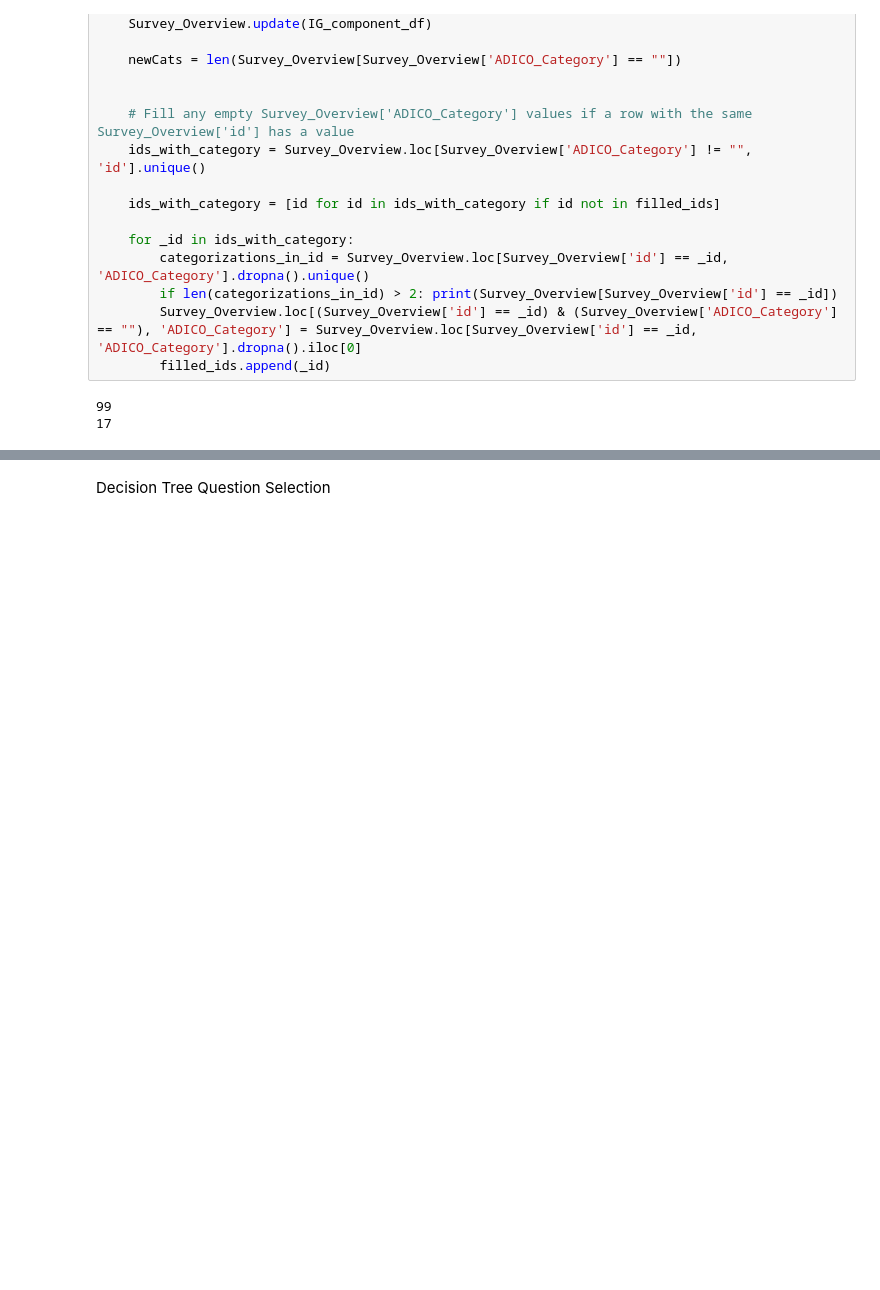
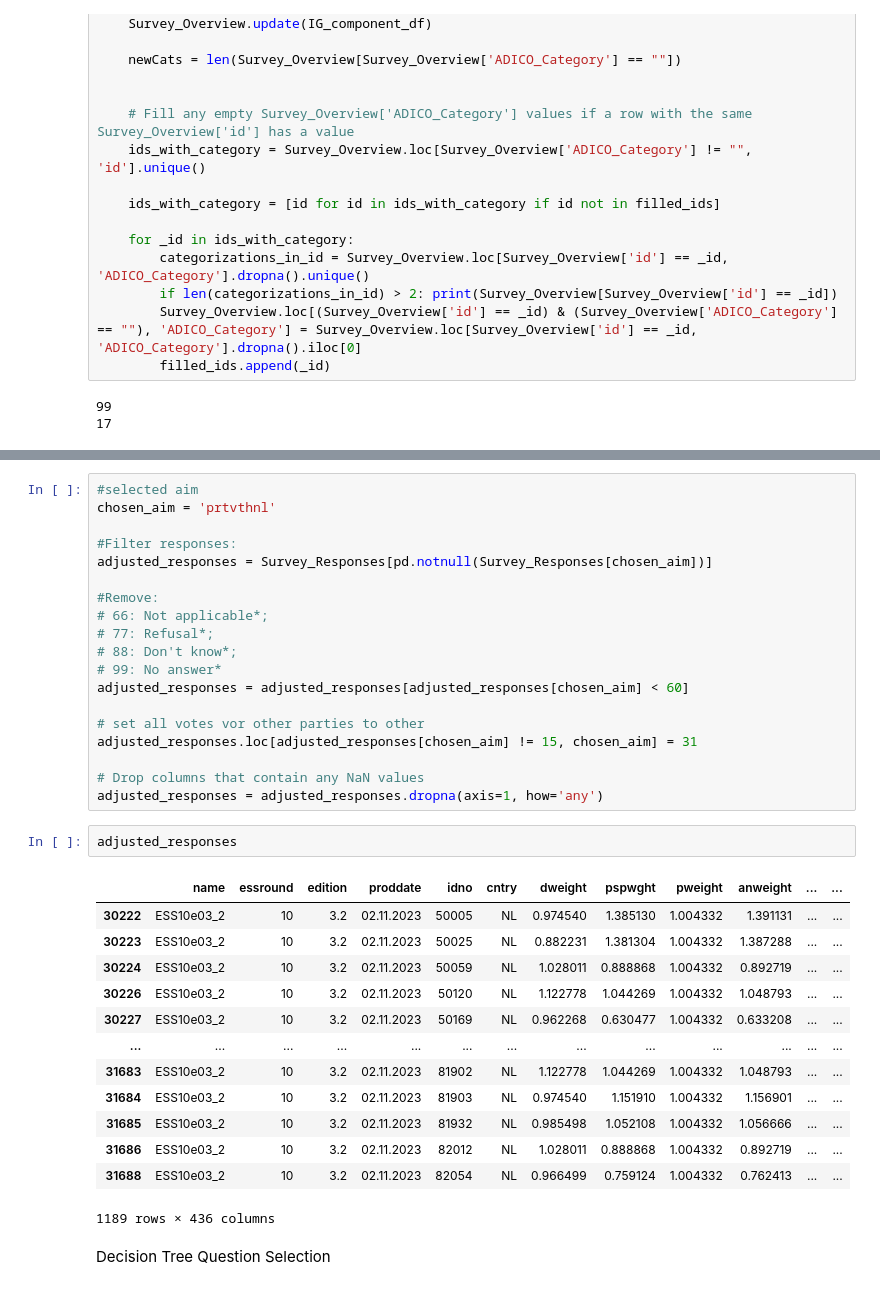
Before and after one commit to GeorgeGitHubbins/MScThesis-Extracting-InformalRules-from-Surveys, a Jupyter notebook: ReadESS.ipynb, the cells around one changed output, grey strips where cells are left out. Cells and saved outputs as stored; diff of their text form; blank space fills up the shorter version.

```diff
--- a/ReadESS.ipynb
+++ b/ReadESS.ipynb
@@ -269,6 +269,41 @@ Survey_Overview.sample(10)
 | rshipa24 | rshipa2 | Second person in household: relat... | 4 | Brother/sister/step/adopted/foster | Second person in household: relat... | None |
 | c19spwrk3 | c19spwrk | Speak with people you work with i... | 3 | About the same | Speak with people you work with i... | None |
 | regionES708 | region | Region | ES708 | Lanzarote | Region - With response: Lanzarote | Condition |
+# %%
+#selected aim
+chosen_aim = 'prtvthnl'
+
+#Filter responses:
+adjusted_responses = Survey_Responses[pd.notnull(Survey_Responses[chosen_aim])]
+
+#Remove:
+# 66: Not applicable*;
+# 77: Refusal*;
+# 88: Don't know*;
+# 99: No answer*
+adjusted_responses = adjusted_responses[adjusted_responses[chosen_aim] < 60]
+
+# set all votes vor other parties to other
+adjusted_responses.loc[adjusted_responses[chosen_aim] != 15, chosen_aim] = 31
+
+# Drop columns that contain any NaN values
+adjusted_responses = adjusted_responses.dropna(axis=1, how='any')
+# %%
+adjusted_responses
+# %% [output]
+|  | name | essround | edition | proddate | idno | cntry | dweight | pspwght | pweight | anweight | ... | ... |
+| 30222 | ESS10e03_2 | 10 | 3.2 | 02.11.2023 | 50005 | NL | 0.974540 | 1.385130 | 1.004332 | 1.391131 | ... | ... |
+| 30223 | ESS10e03_2 | 10 | 3.2 | 02.11.2023 | 50025 | NL | 0.882231 | 1.381304 | 1.004332 | 1.387288 | ... | ... |
+| 30224 | ESS10e03_2 | 10 | 3.2 | 02.11.2023 | 50059 | NL | 1.028011 | 0.888868 | 1.004332 | 0.892719 | ... | ... |
+| 30226 | ESS10e03_2 | 10 | 3.2 | 02.11.2023 | 50120 | NL | 1.122778 | 1.044269 | 1.004332 | 1.048793 | ... | ... |
+| 30227 | ESS10e03_2 | 10 | 3.2 | 02.11.2023 | 50169 | NL | 0.962268 | 0.630477 | 1.004332 | 0.633208 | ... | ... |
+| ... | ... | ... | ... | ... | ... | ... | ... | ... | ... | ... | ... | ... |
+| 31683 | ESS10e03_2 | 10 | 3.2 | 02.11.2023 | 81902 | NL | 1.122778 | 1.044269 | 1.004332 | 1.048793 | ... | ... |
+| 31684 | ESS10e03_2 | 10 | 3.2 | 02.11.2023 | 81903 | NL | 0.974540 | 1.151910 | 1.004332 | 1.156901 | ... | ... |
+| 31685 | ESS10e03_2 | 10 | 3.2 | 02.11.2023 | 81932 | NL | 0.985498 | 1.052108 | 1.004332 | 1.056666 | ... | ... |
+| 31686 | ESS10e03_2 | 10 | 3.2 | 02.11.2023 | 82012 | NL | 1.028011 | 0.888868 | 1.004332 | 0.892719 | ... | ... |
+| 31688 | ESS10e03_2 | 10 | 3.2 | 02.11.2023 | 82054 | NL | 0.966499 | 0.759124 | 1.004332 | 0.762413 | ... | ... |
+1189 rows × 436 columns
 # %% [markdown]
 Decision Tree Question Selection
 # %%
```
Also changed, not shown: parts of 2 cells of this notebook, 3 other files.
